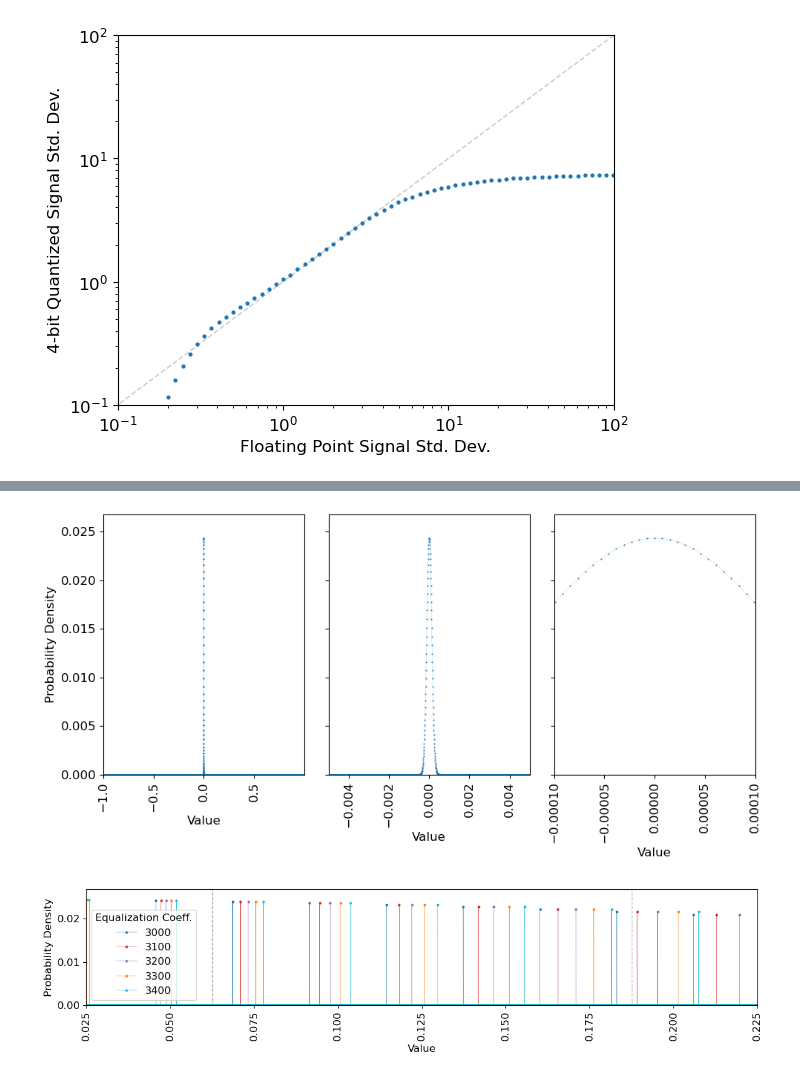
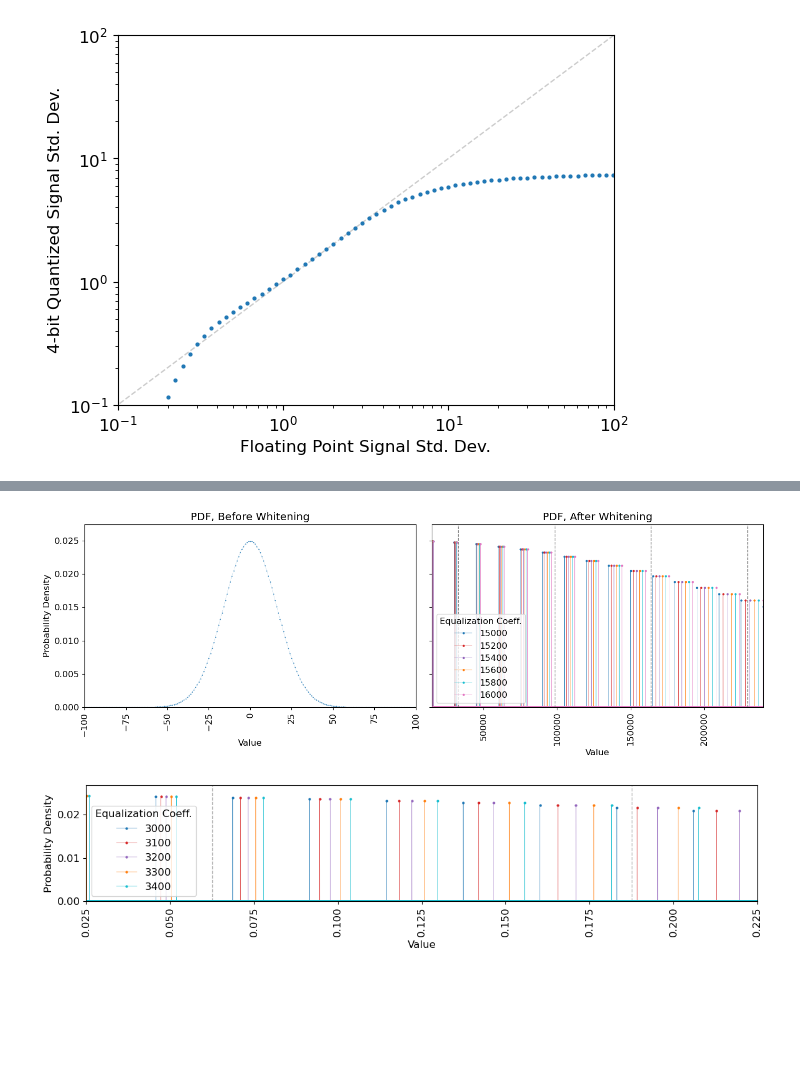
Before and after one commit to rlbyrne/requantization_sim, a Jupyter notebook: requantization_semianalytic_sim.ipynb, the cells around one changed output, grey strips where cells are left out. Drawn from its saved outputs; the diff is of its cells as text; code cells hidden in the pictures; blank space fills up the shorter version.

```diff
--- a/requantization_semianalytic_sim.ipynb
+++ b/requantization_semianalytic_sim.ipynb
@@ -77,6 +219,7 @@ use_eq_coeffs = eq_coeffs_mat["coef"][0, :]
 # %% [output]
 [figure]
 # %%
-target_value = 3/2**3  # Ideal stddev for the 4-bit quantization
+requantization_gain = 2**16
+target_value = 3 * requantization_gain  # Ideal stddev for the 4-bit quantization
 print(target_value)
 # %% [output]
@@ -84,8 +227,12 @@ print(target_value)
 # %%
-data_stddev = target_value / use_eq_coeffs
-plt.plot(freq_array, data_stddev)
+for ind in range(7):
+    data_stddev = target_value / eq_coeffs_mat["coef"][ind, :]
+    print(f"dB variation: {10*np.log10((np.max(data_stddev)/np.min(data_stddev))**2)}")
+    plt.plot(freq_array, data_stddev, "-", linewidth=1)
 plt.xlim([18, 85])
-plt.ylim([0, 1.1*np.max(data_stddev)])
+plt.ylim([0, 90])
 plt.xlabel("Frequency (MHz)")
-plt.ylabel("Simulated FFT Output Signal Std. Dev.")
+plt.ylabel("Standard Deviation")
+plt.title("Simulated FFT Output Signal")
+plt.savefig("/Users/ruby/Downloads/simulation_input.png", dpi=300)
 # %% [output]
@@ -273,36 +424,68 @@ Text(0, 0.5, '4-bit Quantized Signal Std. Dev.')
 # %%
 color = "tab:blue"
-stddev = 1.25e-4
+stddev = 16
+requant_gain = 2**16
 quantized_xvals = simulation_scripts.get_quantized_value_options(
     18,
-    17,
+    0,
     signed=True,
     enforce_symmetry=False,
 )
 gaussian_quantized = simulation_scripts.get_probabilities(stddev, quantized_xvals)
-fig,ax = plt.subplots(ncols=3, figsize=(10,5), sharey=True)
-xmax = [1.1, 5e-3, 1e-4]
-for ax_ind in range(3):
-    ax[ax_ind].plot(
-        quantized_xvals,
-        gaussian_quantized,
+
+fig,ax = plt.subplots(ncols=2, figsize=(14,5), sharey=True)
+
+ax[0].plot(
+    quantized_xvals,
+    gaussian_quantized,
+    ".-",
+    color=color,
+    markersize=1,
+    linewidth=0.1,
+)
+ax[0].set_xlabel("Value")
+ax[0].set_xlim([-100, 100])
+
+ax[0].set_ylim([0, 1.1 * np.max(gaussian_quantized)])
+ax[0].tick_params(axis="x", labelrotation=90)
+ax[0].set_ylabel("Probability Density")
+ax[0].set_title("PDF, Before Whitening")
+
+equalized_range = [14900, 240100]
+equalized_xvals = np.arange(equalized_range[0], equalized_range[1])
+for equalization_coeff in [15000, 15200, 15400, 15600, 15800, 16000]:
+    equalized_pdf = np.zeros_like(equalized_xvals, dtype=float)
+    for ind in range(len(quantized_xvals)):
+        equalized_pdf[
+            np.where(equalized_xvals == quantized_xvals[ind] * equalization_coeff)[0]
+        ] = gaussian_quantized[ind]
+    ax[1].plot(
+        equalized_xvals,
+        equalized_pdf,
         ".-",
-        color=color,
-        markersize=1,
-        linewidth=0.1,
+        label=equalization_coeff,
+        markersize=4,
+        linewidth=0.3,
     )
-    ax[ax_ind].set_xlabel("Value")
-    if ax_ind == 0:
-        ax[ax_ind].set_xlim([np.min(quantized_xvals), np.max(quantized_xvals)])
-    else:
-        ax[ax_ind].set_xlim([-xmax[ax_ind], xmax[ax_ind]])
-    ax[ax_ind].set_ylim([0, 1.1 * np.max(gaussian_quantized)])
-    ax[ax_ind].tick_params(axis="x", labelrotation=90)
-ax[0].set_ylabel("Probability Density")
+    ax[1].tick_params(axis="x", labelrotation=90)
+    ax[1].set_title("PDF, After Whitening")
+    ax[1].legend(title="Equalization Coeff.")
+    ax[1].set_xlabel("Value")
+    ax[1].set_xlim(equalized_range)
+
+bin_boundaries = (np.arange(10) - 0.5) * requant_gain
+for boundary in bin_boundaries:
+    ax[1].plot([boundary, boundary], [0, 1.1 * np.max(gaussian_quantized)],
+        "--",
+        color="grey",
+        linewidth=1,
+    )
+
 plt.tight_layout()
-# plt.savefig("/Users/ruby/Downloads/pdf_nonequalized.png", dpi=300)
+
+plt.savefig("/Users/ruby/Downloads/pdf_whitening.png", dpi=300)
 # %% [output]
-[figure, old version]
+[figure, new version]
 # %%
 xlimits = np.array([-.8, .8]) * 2**-3 + 0.125
 equalized_xvals = simulation_scripts.get_quantized_value_options(
```
Also changed, not shown: parts of 20 cells of this notebook, 3 other files.
